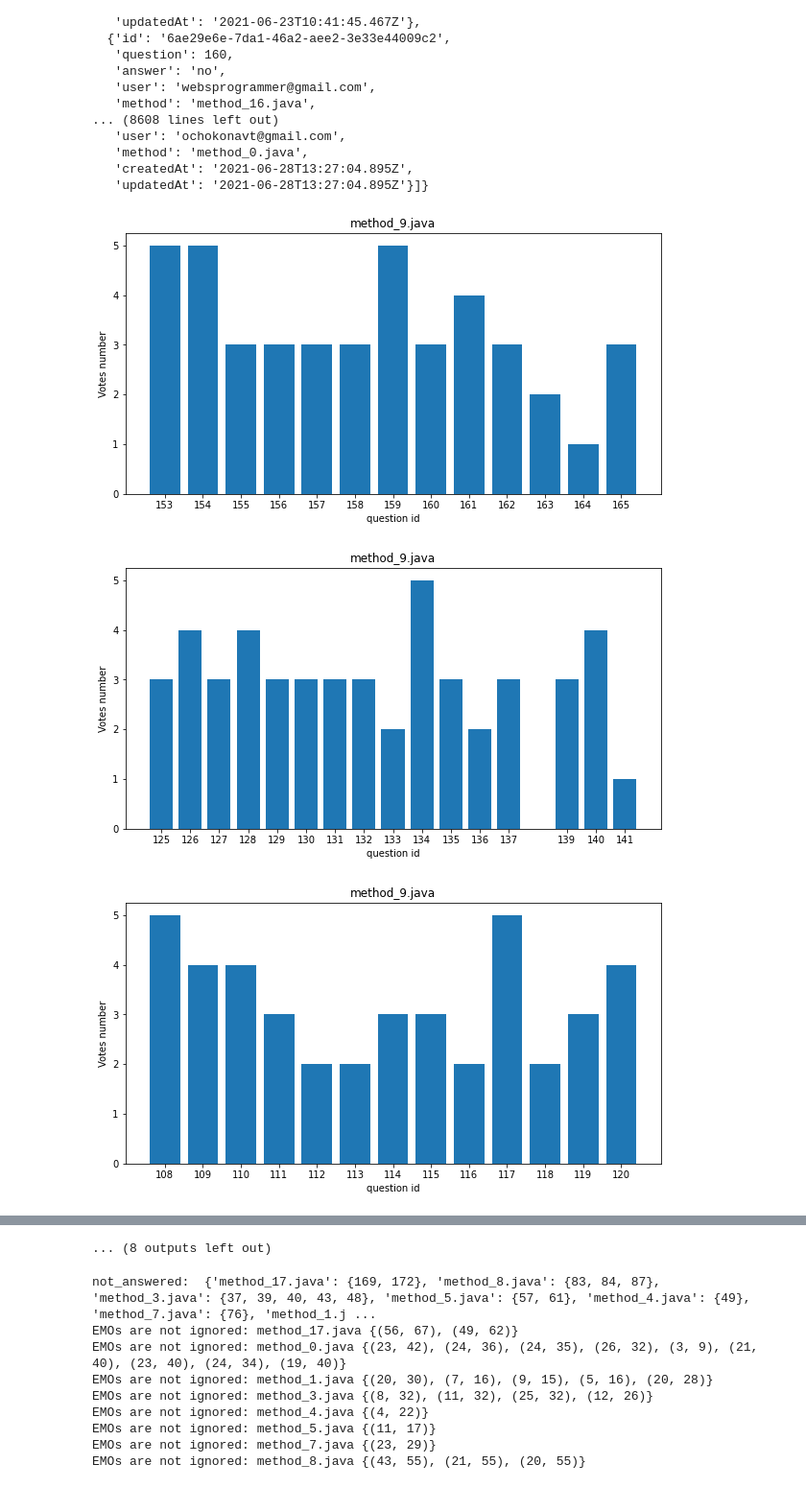
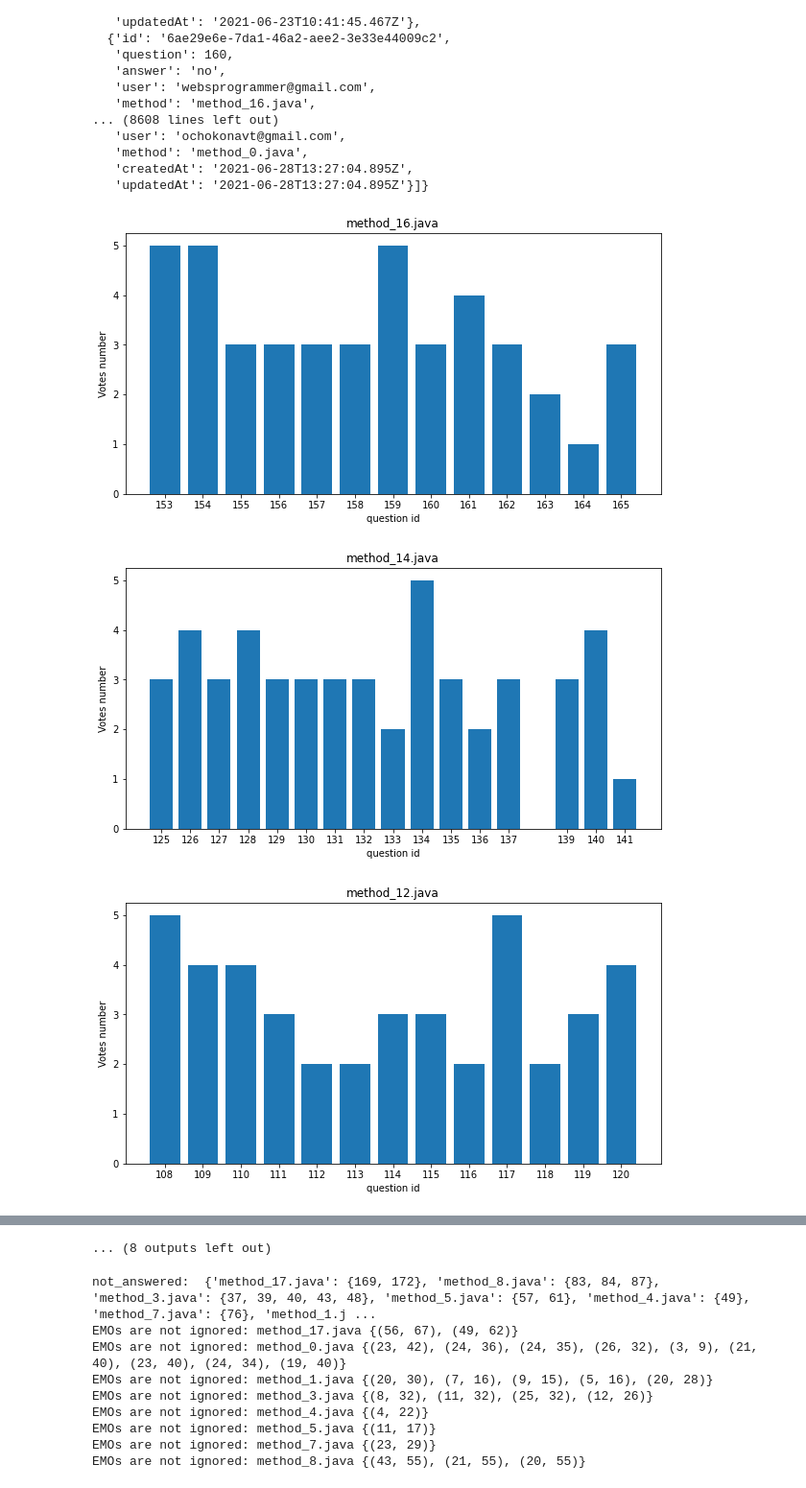
Before and after one commit to acheshkov/program_slicing, a Jupyter notebook: program_slicing/decomposition/manul_rules.ipynb, the cells around one changed output, grey strips where cells are left out. Shown at 96% size. Drawn from its saved outputs; the diff is of its cells as text; code cells hidden in the pictures.

```diff
--- a/program_slicing/decomposition/manul_rules.ipynb
+++ b/program_slicing/decomposition/manul_rules.ipynb
@@ -141,7 +141,7 @@ stepan@romankov.name method_15.java
 # %%
 #all_methods_config
 # %%
-def show_bars(vals):
+def show_bars(vals, method_id):
     plt.rcParams["figure.figsize"] = (10,5)
     plt.bar([int(x) for x in vals.keys()], [int(x) for x in vals.values()])
     plt.title(method_id)
@@ -157,34 +157,34 @@ def find_not_answered_questions(filtered_answers):
 #     ans_no = defaultdict(list)
     for method_id, answers in filtered_answers.items():
         for x in answers:
             if x['answer'] == "yes":
                 ans_yes[method_id].append(x['question'])
     #         else:
     #             ans_no[method_id].append(['question']})
 
     all_vals = {}
     for method_id, answers in ans_yes.items():
     #     ans = reduce(operator.concat, [list(x.values()) for x in answers])
         answered = set(ans_yes[method_id])
         config_items = {x['sample_id'] for x in all_methods_config.get(method_id)}
     #     print(method_id, config_items)
         # find which answers were no or were not answered at all
         missed = config_items.difference(answered)
         missed_dict = {}
         if missed:
             missed_dict = {x: 0 for x in missed}
     #         print('Missed ', method_id, missed_dict)
         vals = {**Counter(answers), **missed_dict}
         not_answered_by_users = {x for x, y in vals.items() if y == 0}
         if not_answered_by_users:
             all_vals[method_id] = not_answered_by_users
     #     print(method_id, vals)
-        show_bars(vals)
+        show_bars(vals, method_id)
 
     return all_vals
 
 not_answered = find_not_answered_questions(filtered_answers)
 # %% [output]
-[figure, old version]
+[figure, new version]
-[figure, old version]
+[figure, new version]
-[figure, old version]
+[figure, new version]
```
Also changed, not shown: parts of 8 cells of this notebook, 1 other file.
